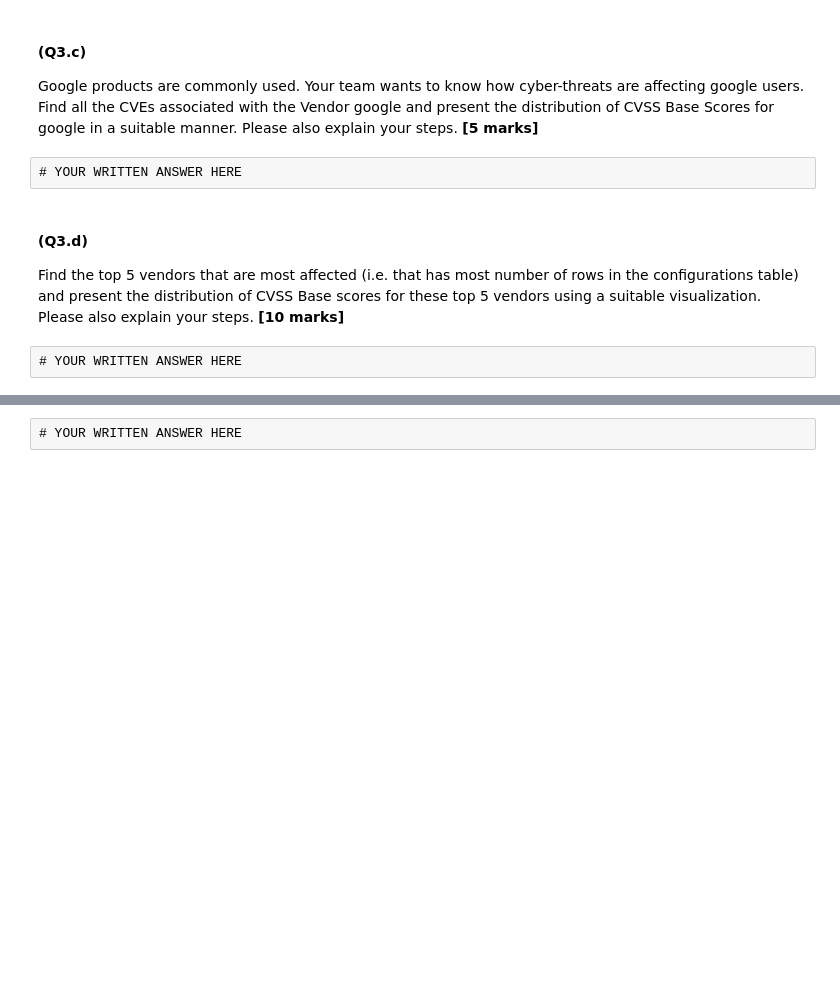
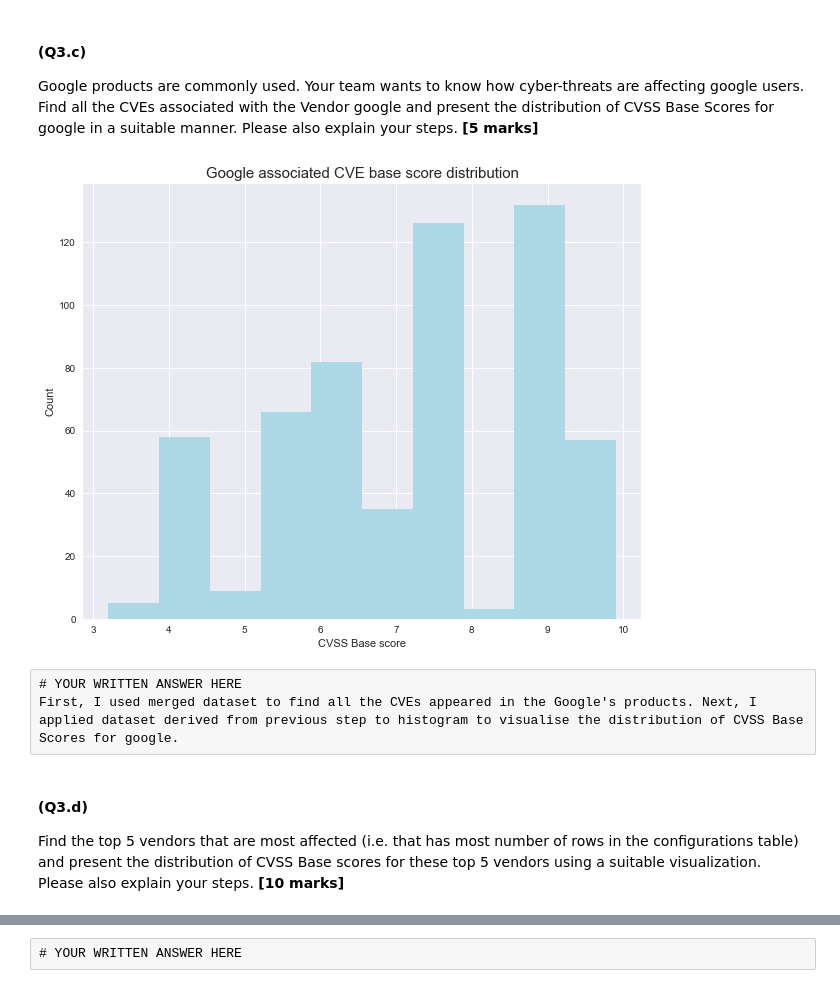
Before and after one commit to kylifish0100/comp2420_assignment1, a Jupyter notebook: Assignment_1_2022.ipynb, the cells around one changed output, grey strips where cells are left out. Saved outputs shown, nothing was run; the diff lists cells and outputs as text; code cells hidden in the pictures; blank space fills up the shorter version.

```diff
--- a/Assignment_1_2022.ipynb
+++ b/Assignment_1_2022.ipynb
@@ -259,5 +411,20 @@ Google products are commonly used.  Your team wants to know how cyber-threats ar
-# %% [raw]
-# YOUR WRITTEN ANSWER HERE
+# %%
+# YOUR CODE HERE
+fig = plt.figure(figsize=(10, 8))
+google_basescore  = merged_dataset[merged_dataset["vendor"] == "google"]["v3_baseScore"]
+n_bins = 10
+colors = 'lightblue'
+plt.hist(google_basescore, n_bins, histtype ='bar',color = colors)
+plt.title("Google associated CVE base score distribution",fontsize=15)
+plt.xlabel("CVSS Base score")
+plt.ylabel("Count")
+plt.show()
+# (ADD ANY ADDITIONAL CELLS AS REQUIRED)
+# %% [output]
+[figure, added]
+# %% [raw]
+# YOUR WRITTEN ANSWER HERE
+First, I used merged dataset to find all the CVEs appeared in the Google's products. Next, I applied dataset derived from previous step to histogram to visualise the distribution of CVSS Base Scores for google.
 # %% [markdown]
 #### (Q3.d)
 Find the top 5 vendors that are most affected (i.e. that has most number of rows in the configurations table) and present the distribution of CVSS Base scores for these top 5 vendors using a suitable visualization.  Please also explain your steps.
@@ -269,2 +431,0 @@ Find the top 5 vendors that are most affected (i.e. that has most number of rows
-# %% [raw]
-# YOUR WRITTEN ANSWER HERE
```
Also changed, not shown: parts of 23 cells of this notebook, 1 other file.
